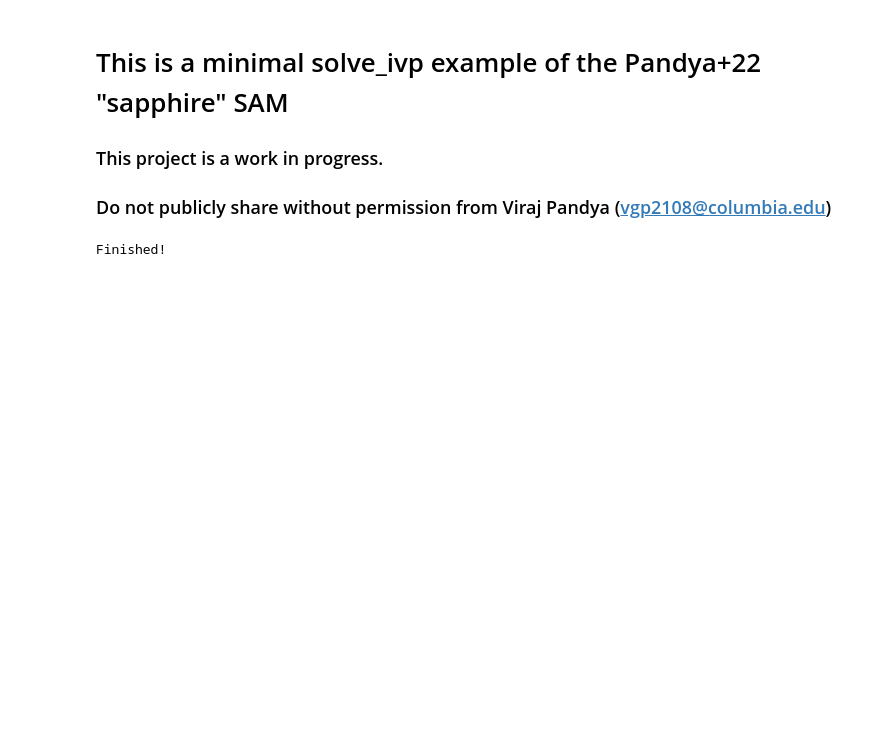
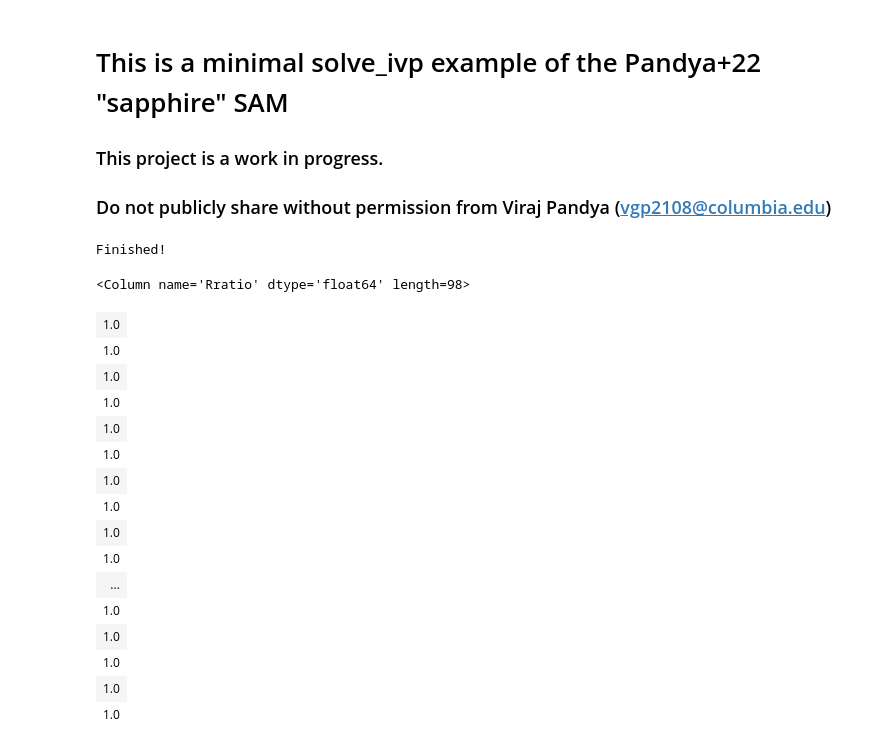
Before and after one commit to virajpandya/sapphire, a Jupyter notebook: dev/solve_ivp_thermal_tng.ipynb, the cells around one changed output. Drawn from its saved outputs; the diff is of its cells as text; code cells hidden in the pictures; blank space fills up the shorter version.

```diff
--- a/dev/solve_ivp_thermal_tng.ipynb
+++ b/dev/solve_ivp_thermal_tng.ipynb
@@ -248,3 +248,23 @@ s_to_yr = u.s.to('yr')
 Msun_to_g = u.Msun.to('g')
 f_b = Planck15.Ob0 / Planck15.Om0 # ~15 %
 G = const.G.to('cm**3 / (g * s**2)').value
+# %%
+halos[0]['Rratio']
+# %% [output]
+<Column name='Rratio' dtype='float64' length=98>
+| 1.0 |
+| 1.0 |
+| 1.0 |
+| 1.0 |
+| 1.0 |
+| 1.0 |
+| 1.0 |
+| 1.0 |
+| 1.0 |
+| 1.0 |
+| ... |
+| 1.0 |
+| 1.0 |
+| 1.0 |
+| 1.0 |
+| 1.0 |
```
Also changed, not shown: parts of 17 cells of this notebook, 4 other files.
